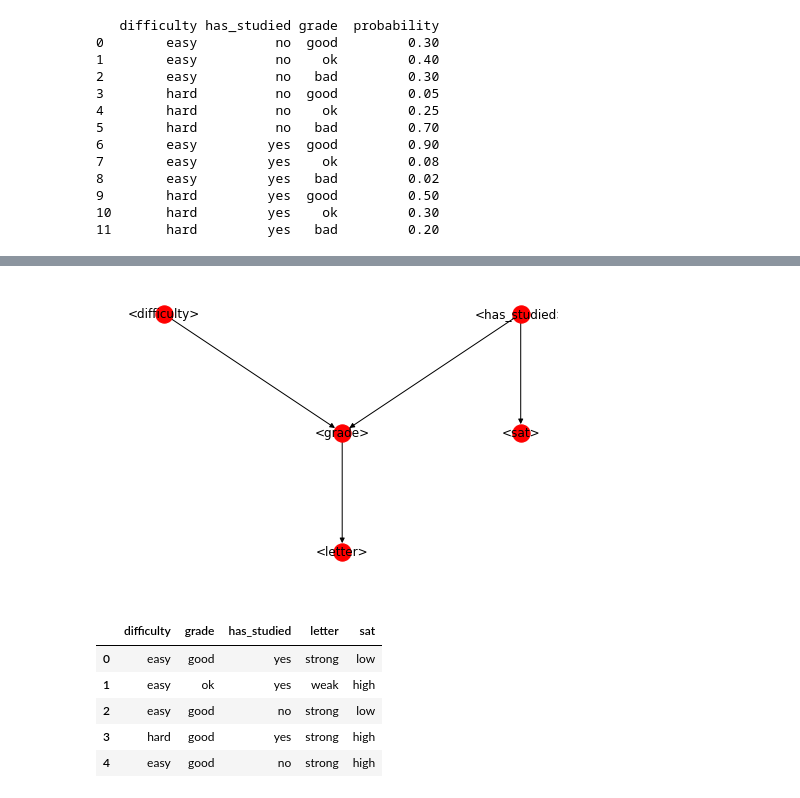
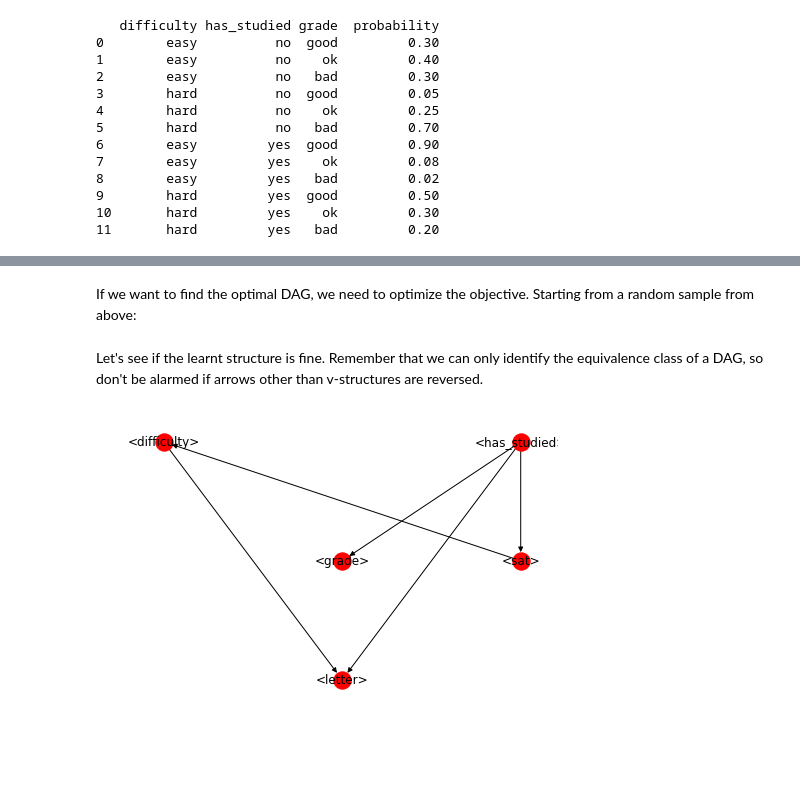
Before and after one commit to dirmeier/structure-learning-with-pymc, a Jupyter notebook: structure_learning_with_pymc.ipynb, the cells around one changed output, grey strips where cells are left out. Saved outputs shown, nothing was run; the diff lists cells and outputs as text; code cells hidden in the pictures; blank space fills up the shorter version.

```diff
--- a/structure_learning_with_pymc.ipynb
+++ b/structure_learning_with_pymc.ipynb
@@ -115,7 +140,10 @@ G = bn.as_graph()
 # %%
+G = bn.distribution.as_graph()
 layout = networkx.shell_layout(G)
 layout[difficulty] = numpy.array([2, 4])
 layout[has_studied] = numpy.array([4, 4])
 layout[grade] = numpy.array([3, 3])
 layout[letter] = numpy.array([3, 2])
 layout[sat] = numpy.array([4, 3])
+
+networkx.draw(G, pos=layout, with_labels=True)
@@ -121,0 +154,3 @@ layout[sat] = numpy.array([4, 3])
+# %%
+with m:
+    data = pm.sample_prior_predictive(1000, random_seed=23)['bn']
@@ -121,0 +172,8 @@ layout[sat] = numpy.array([4, 3])
+# %%
+with pm.Model():
+    dag = DAGPrior(
+        'dag', variables=[difficulty, grade, has_studied, letter, sat])
+    bn = BayesianNetwork('bn', dag=dag, observed=data)
+    step = StructureMCMC([dag], data=data)
+    trace = pm.sample(draws=5, tune=1, chains=1, cores=1,
+                      step=step, random_seed=23)
@@ -122,14 +204,19 @@ layout[sat] = numpy.array([4, 3])
+# %% [markdown]
+If we want to find the optimal DAG, we need to optimize the objective. Starting from a random sample from above:
+# %%
+best = trace['dag'][0].copy()
+best_score = -numpy.Inf
+numpy.random.seed(2)
+
+for i in range(100):
+    adj, score = step.random(adj)
+    if best_score < score:
+        best = adj.copy()
+        best_score = score
+# %% [markdown]
+Let's see if the learnt structure is fine. Remember that we can only identify the equivalence class of a DAG, so don't be alarmed if arrows other than v-structures are reversed.
 # %%
+G = bn.distribution.as_graph(best)
 networkx.draw(G, pos=layout, with_labels=True)
 # %% [output]
-[figure, old version]
+[figure, new version]
-# %%
-data = bn.sample_data(100)
-data.head()
-# %% [output]
-|  | difficulty | grade | has_studied | letter | sat |
-| 0 | easy | good | yes | strong | low |
-| 1 | easy | ok | yes | weak | high |
-| 2 | easy | good | no | strong | low |
-| 3 | hard | good | yes | strong | high |
-| 4 | easy | good | no | strong | high |
```
Also changed, not shown: parts of 25 cells of this notebook, 4 other files.
